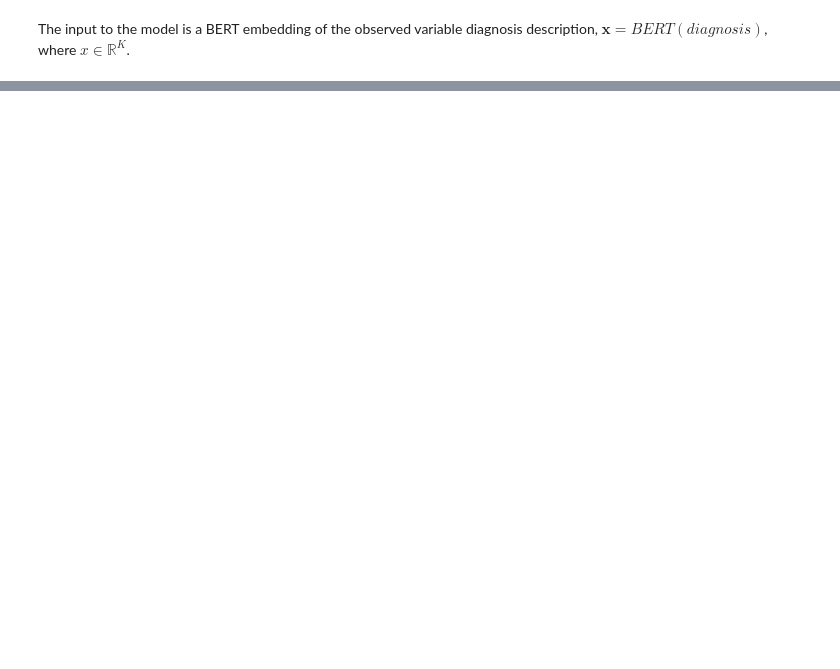
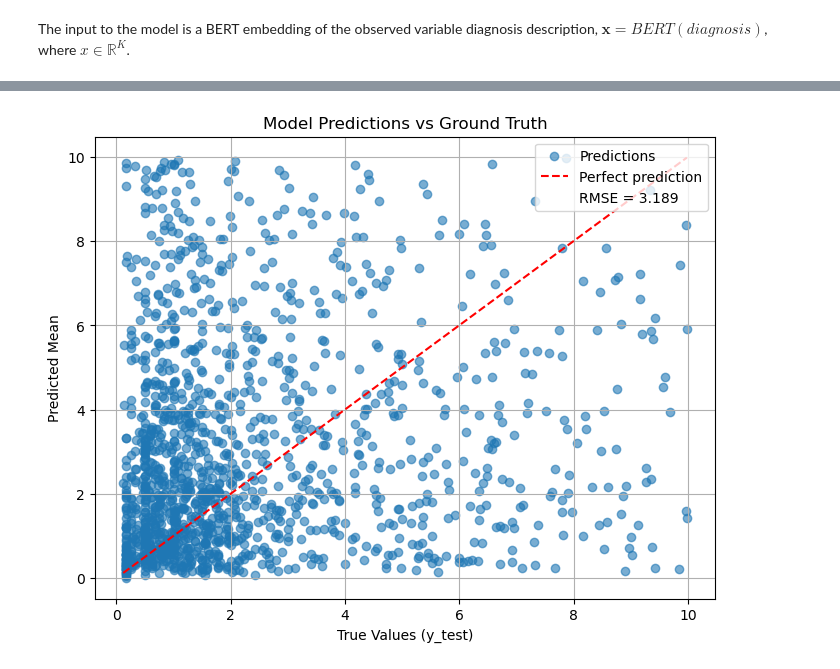
Before and after one commit to KarolineKlan/mbml_project, a Jupyter notebook: explanatory_notebook.ipynb, the cells around one changed output, grey strips where cells are left out. Drawn from its saved outputs; the diff is of its cells as text; code cells hidden in the pictures; blank space fills up the shorter version.

```diff
--- a/explanatory_notebook.ipynb
+++ b/explanatory_notebook.ipynb
@@ -420,0 +264,3 @@ def simple_diagnostic(data):
+# %%
+X_train = torch.cat((x_emb_train, d_demo_train), dim=1)
+X_test = torch.cat((x_emb_test, d_demo_test), dim=1)
@@ -420,0 +569,39 @@ def simple_diagnostic(data):
+# %%
+y_pred_log = dist.LogNormal(X_test @ beta_mean_PP_I, torch.tensor(1.0)).sample()
+
+# Convert to numpy for easy filtering
+y_pred_np = y_pred_log.cpu().numpy()
+y_test_np = y_test.cpu().numpy()
+
+# Define a max value threshold (e.g., 1e6) to clip out extreme values
+threshold = 1e1
+
+# Create a valid mask
+mask = np.isfinite(y_pred_np) & (y_pred_np < threshold) & (y_test_np < threshold)
+
+# Apply the mask
+y_pred_clean = y_pred_np[mask]
+y_test_clean = y_test_np[mask]
+
+
+# Compute RMSE
+rmse = np.sqrt(mean_squared_error(y_test_clean, y_pred_clean))
+
+# Plot
+plt.figure(figsize=(8, 6))
+plt.scatter(y_test_clean, y_pred_clean, alpha=0.6, label="Predictions")
+plt.plot([y_test_clean.min(), y_test_clean.max()],
+         [y_test_clean.min(), y_test_clean.max()],
+         'r--', label="Perfect prediction")
+
+# Add dummy plot for RMSE
+plt.plot([], [], ' ', label=f"RMSE = {rmse:.3f}")
+
+plt.xlabel("True Values (y_test)")
+plt.ylabel("Predicted Mean")
+plt.title("Model Predictions vs Ground Truth")
+plt.legend()
+plt.grid(True)
+plt.show()
+# %% [output]
+[figure, added]
```
Also changed, not shown: parts of 39 cells of this notebook.
